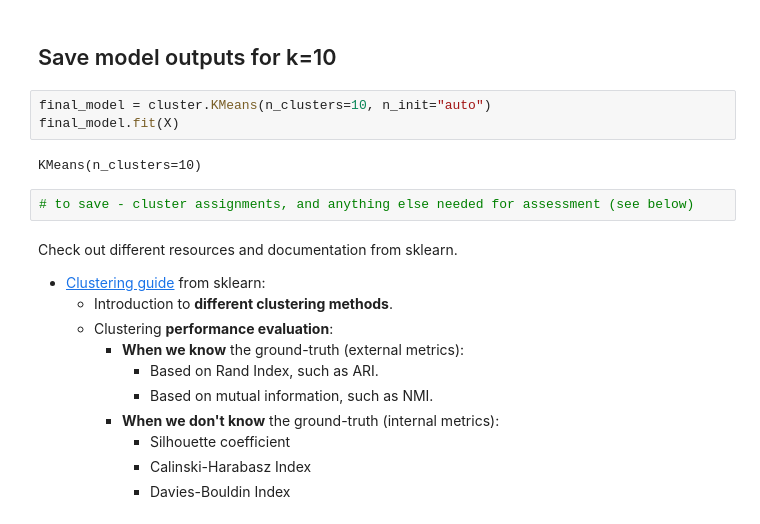
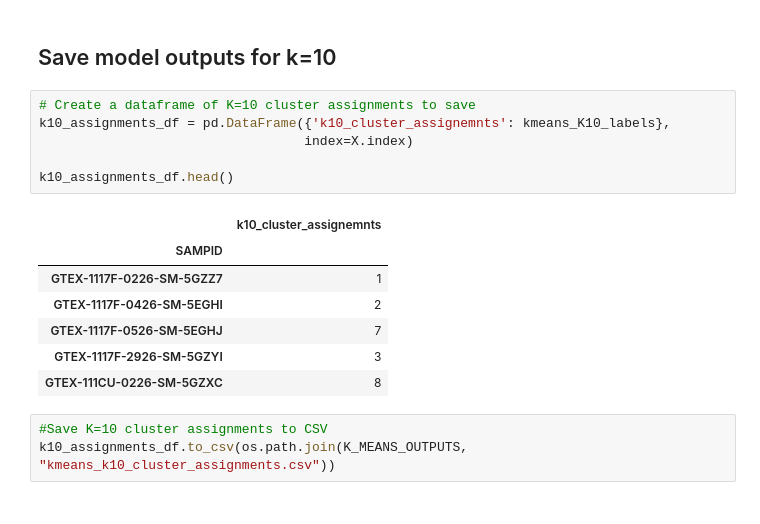
Before and after one commit to graceakatsu/cu-cpbs-7602, a Jupyter notebook: assignment01/02_cluster_analysis_k_means.ipynb, the cells around one changed output. Saved outputs shown, nothing was run; the diff lists cells and outputs as text.

```diff
--- a/assignment01/02_cluster_analysis_k_means.ipynb
+++ b/assignment01/02_cluster_analysis_k_means.ipynb
@@ -177,22 +270,19 @@ Despite what the elbow method seemed to demonstrate, I will go with k=10 as that
 # %% [markdown]
 ## Save model outputs for k=10 <a class="anchor" id="k_10"></a>
 # %%
-final_model = cluster.KMeans(n_clusters=10, n_init="auto")
-final_model.fit(X)
+# Create a dataframe of K=10 cluster assignments to save
+k10_assignments_df = pd.DataFrame({'k10_cluster_assignemnts': kmeans_K10_labels},
+                                  index=X.index)
+
+k10_assignments_df.head()
 # %% [output]
-KMeans(n_clusters=10)
+|  | k10_cluster_assignemnts |
+| SAMPID |  |
+| GTEX-1117F-0226-SM-5GZZ7 | 1 |
+| GTEX-1117F-0426-SM-5EGHI | 2 |
+| GTEX-1117F-0526-SM-5EGHJ | 7 |
+| GTEX-1117F-2926-SM-5GZYI | 3 |
+| GTEX-111CU-0226-SM-5GZXC | 8 |
 # %%
-# to save - cluster assignments, and anything else needed for assessment (see below)
+#Save K=10 cluster assignments to CSV
+k10_assignments_df.to_csv(os.path.join(K_MEANS_OUTPUTS, "kmeans_k10_cluster_assignments.csv"))
-# %% [markdown]
-Check out different resources and documentation from sklearn.
-
-* [Clustering guide](https://scikit-learn.org/1.5/modules/clustering.html) from sklearn:
-  * Introduction to **different clustering methods**.
-  * Clustering **performance evaluation**:
-    * **When we know** the ground-truth (external metrics):
-      * Based on Rand Index, such as ARI.
-      * Based on mutual information, such as NMI.
-    * **When we don't know** the ground-truth (internal metrics):
-      * Silhouette coefficient
-      * Calinski-Harabasz Index
-      * Davies-Bouldin Index
```
Also changed, not shown: parts of 10 cells of this notebook, 2 other files.
